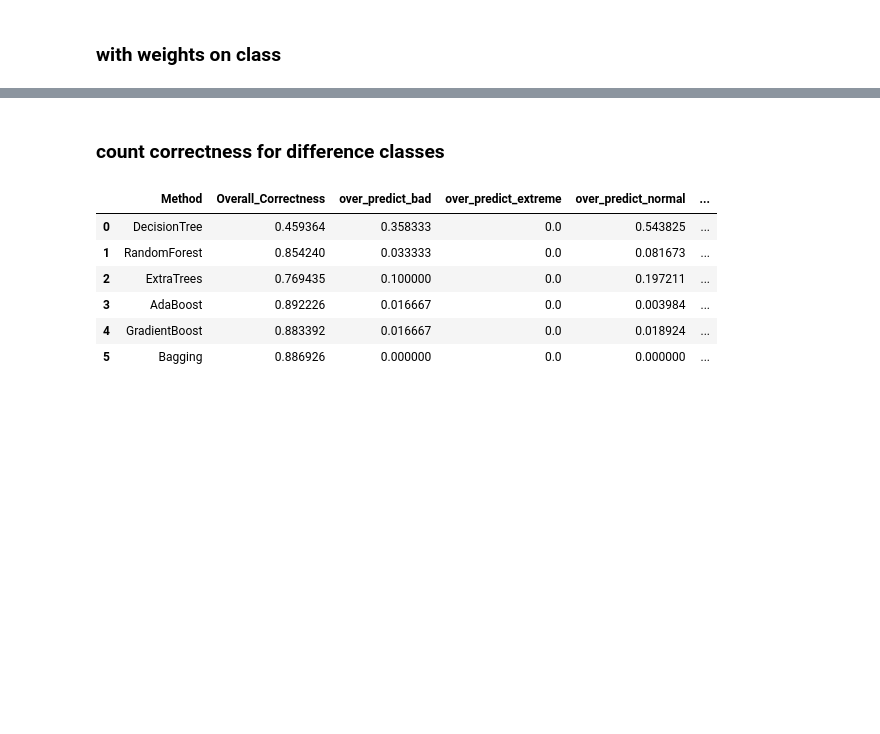
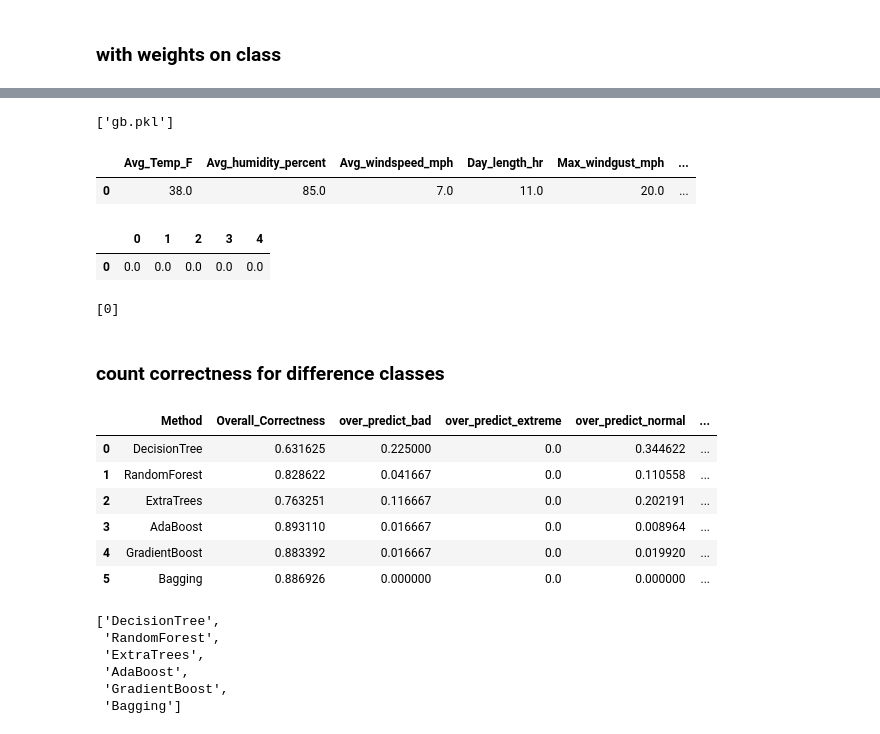
Before and after one commit to Yuanyuan-Shi/PowerOutagePredictor, a Jupyter notebook: PowerOutagePredictor/Tree/BuildingTheTree-AllData-classification-lessFeature-count.ipynb, the cells around one changed output, grey strips where cells are left out. Cells and saved outputs as stored; diff of their text form; code cells hidden in the pictures; blank space fills up the shorter version.

```diff
--- a/PowerOutagePredictor/Tree/BuildingTheTree-AllData-classification-lessFeature-count.ipynb
+++ b/PowerOutagePredictor/Tree/BuildingTheTree-AllData-classification-lessFeature-count.ipynb
@@ -309,7 +267,7 @@ training score using [3, 5] features is 0.667182
 n_estimators = 30 # number of trees used, default=10 for rf, et, 50 for ab, 100 for gb
 #n_jobs=-1, the number of jobs is set to the number of cores
 
-dt = DecisionTreeClassifier(max_depth=3,min_samples_leaf=5, presort=True)
+dt = DecisionTreeClassifier(max_leaf_nodes=6,min_samples_leaf=5, presort=True)
 rf = RandomForestClassifier(n_estimators=n_estimators,min_samples_leaf=5,n_jobs=-1)
 et = ExtraTreesClassifier(n_estimators=n_estimators,min_samples_leaf=5,n_jobs=-1)
 ab = AdaBoostClassifier(DecisionTreeClassifier(max_depth=3),learning_rate=0.1)
@@ -319,7 +277,7 @@ gb = GradientBoostingClassifier(n_estimators=300, min_samples_leaf=5)
 plot_idx = 1
 for method, color_, label_ in [(dt,'m','DecisionTree'),(rf,'g','RandomForest'), (et,'r','ExtraTrees'),
                                (ab,'y','AdaBoost'),(gb,'k','GradientBoost')]:
-    clf_std = method.fit(x_train_std,y_train)
+    clf_std = method.fit(x_train,y_train)
 
     y_train_pred_std = method.predict(x_train_std)
     y_test_pred_std = method.predict(x_test_std)
@@ -381,7 +339,7 @@ Test error for standardized data using Bagging is 0.137687555163
 n_estimators = 30 # number of trees used, default=10 for rf, et, 50 for ab, 100 for gb
 #n_jobs=-1, the number of jobs is set to the number of cores
 
-dt = DecisionTreeClassifier(max_depth=3,min_samples_leaf=5,
+dt = DecisionTreeClassifier(max_leaf_nodes=6,min_samples_leaf=5,
                             class_weight='balanced', presort=True)
 rf = RandomForestClassifier(n_estimators=n_estimators,min_samples_leaf=5,n_jobs=-1,
                             class_weight='balanced')
@@ -394,7 +352,7 @@ gb = GradientBoostingClassifier(n_estimators=300, min_samples_leaf=5)
 plot_idx = 1
 for method, color_, label_ in [(dt,'m','DecisionTree'),(rf,'g','RandomForest'), (et,'r','ExtraTrees'),
                                (ab,'y','AdaBoost'),(gb,'k','GradientBoost')]:
-    clf_std = method.fit(x_train_std,y_train)
+    clf = method.fit(x_train_std,y_train)
 
     y_train_pred_std = method.predict(x_train_std)
     y_test_pred_std = method.predict(x_test_std)
@@ -453,3 +411,44 @@ Test error for standardized data using Bagging is 0.137687555163
+# %%
+dt.fit(x_train_std,y_train)
+rf.fit(x_train_std,y_train)
+et.fit(x_train_std,y_train)
+ab.fit(x_train_std,y_train)
+bg.fit(x_train_std,y_train)
+gb.fit(x_train_std,y_train)
+
+#joblib.dump(dt, 'dt.pkl')
+#joblib.dump(rf, 'rf.pkl')
+#joblib.dump(et, 'et.pkl')
+#joblib.dump(ab, 'ab.pkl')
+#joblib.dump(bg, 'bg.pkl')
+#joblib.dump(gb, 'gb.pkl')
+# %% [output]
+['gb.pkl']
+# %%
+weather = pd.DataFrame()
+weatherData = weather.append({"Day_length_hr": 11,
+                "Avg_Temp_F": 38,
+                "Avg_humidity_percent": 85,
+                "Max_windspeed_mph": 16,
+                "Avg_windspeed_mph": 7,
+                "Max_windgust_mph": 20,
+                "Precipitation_in": 0.33},
+                ignore_index=True)
+weatherData
+# %% [output]
+|  | Avg_Temp_F | Avg_humidity_percent | Avg_windspeed_mph | Day_length_hr | Max_windgust_mph | ... |
+| 0 | 38.0 | 85.0 | 7.0 | 11.0 | 20.0 | ... |
+# %%
+weather = pd.DataFrame(preprocessing.scale(weatherData[['Day_length_hr','Avg_Temp_F','Avg_humidity_percent','Max_windspeed_mph','Precipitation_in']]))
+weather = weather.fillna(0)
+weather
+# %% [output]
+|  | 0 | 1 | 2 | 3 | 4 |
+| 0 | 0.0 | 0.0 | 0.0 | 0.0 | 0.0 |
+# %%
+print(dt.predict(weather))
+# %% [output]
+[0]
 # %% [markdown]
 ### count correctness for difference classes
 # %%
@@ -486,37 +485,46 @@ for method, label_ in [(dt,'DecisionTree'),(rf,'RandomForest'), (et,'ExtraTrees'
             if y_pred[index] == 0:
                 under_predict_bad += 1
             else:
                 over_predict_bad += 1
         else:
             under_predict_extreme += 1
 
     df = df.append({"Method": label_, "Overall_Correctness": overall_correctness/index,
                     "right_predict_normal": right_predict_normal/(right_predict_normal
                                             + under_predict_normal + over_predict_normal),
                     "right_predict_bad": right_predict_bad/(right_predict_bad
                                             + under_predict_bad + over_predict_bad),
                     "right_predict_extreme": right_predict_extreme/(right_predict_extreme
                                             + under_predict_extreme + over_predict_extreme),
                     "under_predict_normal": under_predict_normal/(right_predict_normal
                                             + under_predict_normal + over_predict_normal),
                     "under_predict_bad": under_predict_bad/(right_predict_bad
                                             + under_predict_bad + over_predict_bad),
                     "under_predict_extreme": under_predict_extreme/(right_predict_extreme
                                             + under_predict_extreme + over_predict_extreme),
                     "over_predict_normal": over_predict_normal/(right_predict_normal
                                             + under_predict_normal + over_predict_normal),
                     "over_predict_bad": over_predict_bad/(right_predict_bad
                                             + under_predict_bad + over_predict_bad),
                     "over_predict_extreme": over_predict_extreme/(right_predict_extreme
                                             + under_predict_extreme + over_predict_extreme)},
                   ignore_index=True)
-df.to_csv('TreeMet')
+df.to_csv('TreeMethodsResults_NoGust.csv')
 df
 # %% [output]
 |  | Method | Overall_Correctness | over_predict_bad | over_predict_extreme | over_predict_normal | ... |
-| 0 | DecisionTree | 0.459364 | 0.358333 | 0.0 | 0.543825 | ... |
-| 1 | RandomForest | 0.854240 | 0.033333 | 0.0 | 0.081673 | ... |
-| 2 | ExtraTrees | 0.769435 | 0.100000 | 0.0 | 0.197211 | ... |
-| 3 | AdaBoost | 0.892226 | 0.016667 | 0.0 | 0.003984 | ... |
-| 4 | GradientBoost | 0.883392 | 0.016667 | 0.0 | 0.018924 | ... |
+| 0 | DecisionTree | 0.631625 | 0.225000 | 0.0 | 0.344622 | ... |
+| 1 | RandomForest | 0.828622 | 0.041667 | 0.0 | 0.110558 | ... |
+| 2 | ExtraTrees | 0.763251 | 0.116667 | 0.0 | 0.202191 | ... |
+| 3 | AdaBoost | 0.893110 | 0.016667 | 0.0 | 0.008964 | ... |
+| 4 | GradientBoost | 0.883392 | 0.016667 | 0.0 | 0.019920 | ... |
 | 5 | Bagging | 0.886926 | 0.000000 | 0.0 | 0.000000 | ... |
+# %%
+df.iloc[:,0].tolist()
+# %% [output]
+['DecisionTree',
+ 'RandomForest',
+ 'ExtraTrees',
+ 'AdaBoost',
+ 'GradientBoost',
+ 'Bagging']
```
Also changed, not shown: parts of 29 cells of this notebook, 23 other files.
